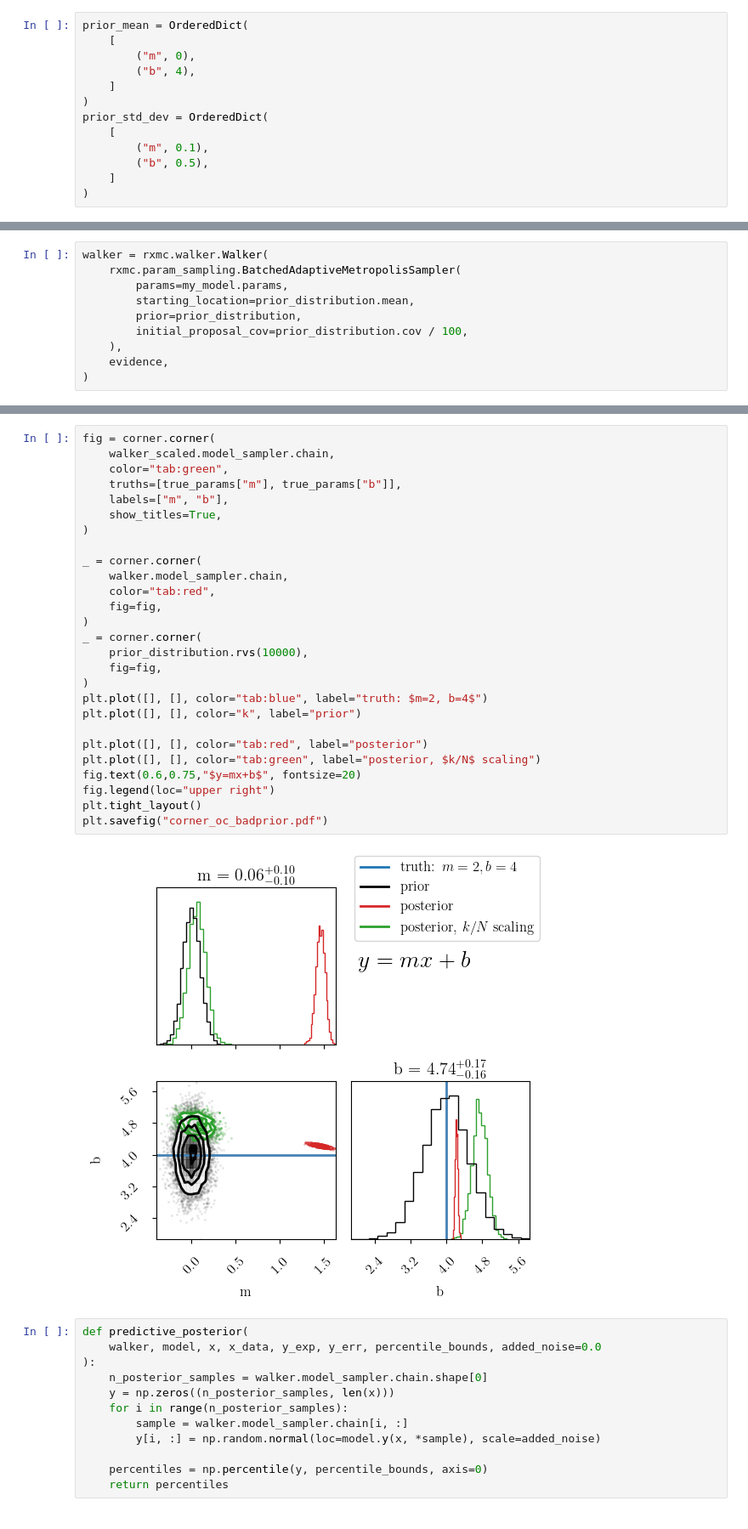
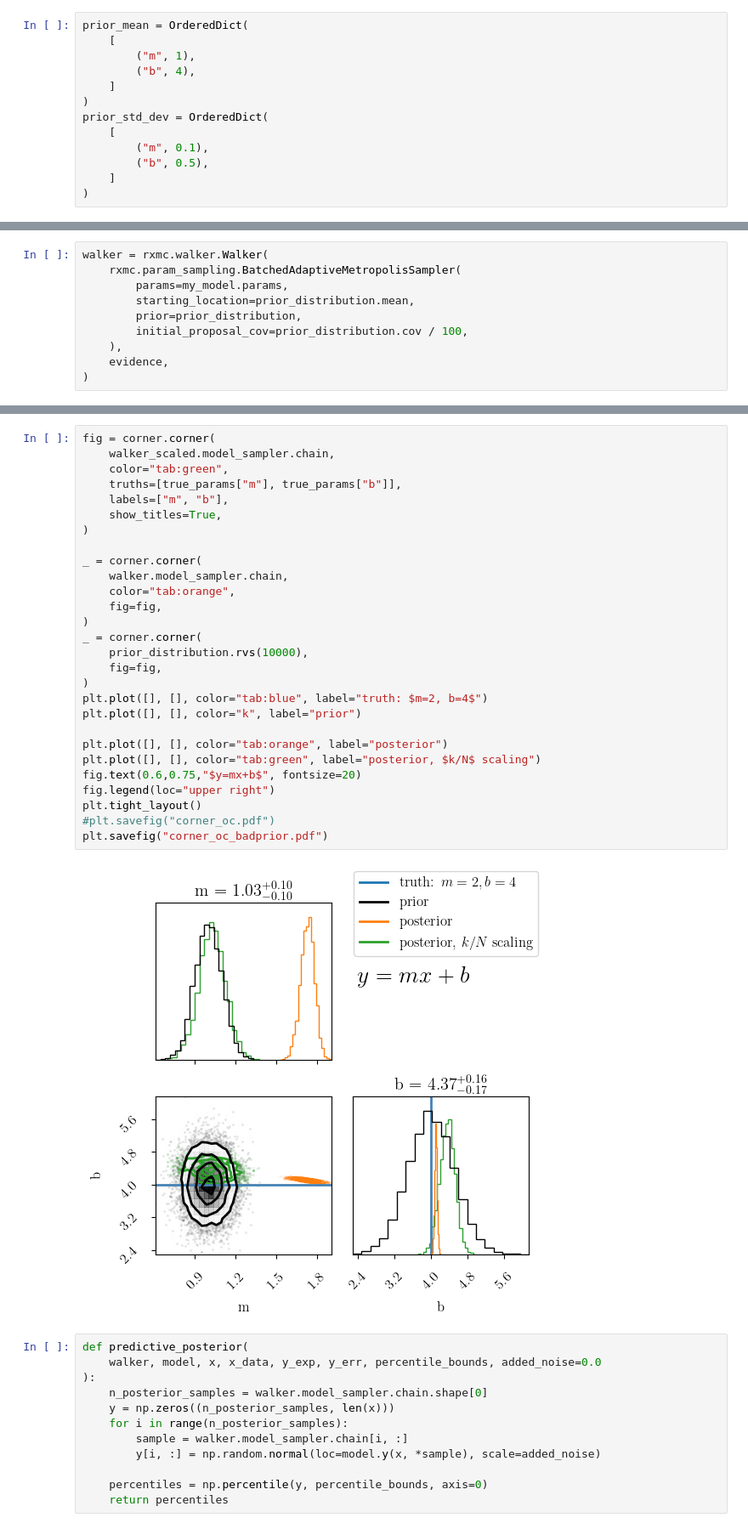
Before and after one commit to beykyle/rxmc, a Jupyter notebook: examples/overconfidence.ipynb, the cells around one changed output, grey strips where cells are left out. Shown at 85% size. Saved outputs shown, nothing was run; the diff lists cells and outputs as text.

```diff
--- a/examples/overconfidence.ipynb
+++ b/examples/overconfidence.ipynb
@@ -94,7 +94,7 @@ class LinearModel(rxmc.physical_model.PhysicalModel):
 # %%
 prior_mean = OrderedDict(
     [
-        ("m", 0),
+        ("m", 1),
         ("b", 4),
     ]
 )
@@ -226,32 +226,33 @@ Wall time: 11.8 s
 # %%
 fig = corner.corner(
     walker_scaled.model_sampler.chain,
     color="tab:green",
     truths=[true_params["m"], true_params["b"]],
     labels=["m", "b"],
     show_titles=True,
 )
 
 _ = corner.corner(
     walker.model_sampler.chain,
-    color="tab:red",
+    color="tab:orange",
     fig=fig,
 )
 _ = corner.corner(
     prior_distribution.rvs(10000),
     fig=fig,
 )
 plt.plot([], [], color="tab:blue", label="truth: $m=2, b=4$")
 plt.plot([], [], color="k", label="prior")
 
-plt.plot([], [], color="tab:red", label="posterior")
+plt.plot([], [], color="tab:orange", label="posterior")
 plt.plot([], [], color="tab:green", label="posterior, $k/N$ scaling")
 fig.text(0.6,0.75,"$y=mx+b$", fontsize=20)
 fig.legend(loc="upper right")
 plt.tight_layout()
+#plt.savefig("corner_oc.pdf")
 plt.savefig("corner_oc_badprior.pdf")
 # %% [output]
-[figure, old version]
+[figure, new version]
 # %%
 def predictive_posterior(
     walker, model, x, x_data, y_exp, y_err, percentile_bounds, added_noise=0.0
```
Also changed, not shown: parts of 6 cells of this notebook.
